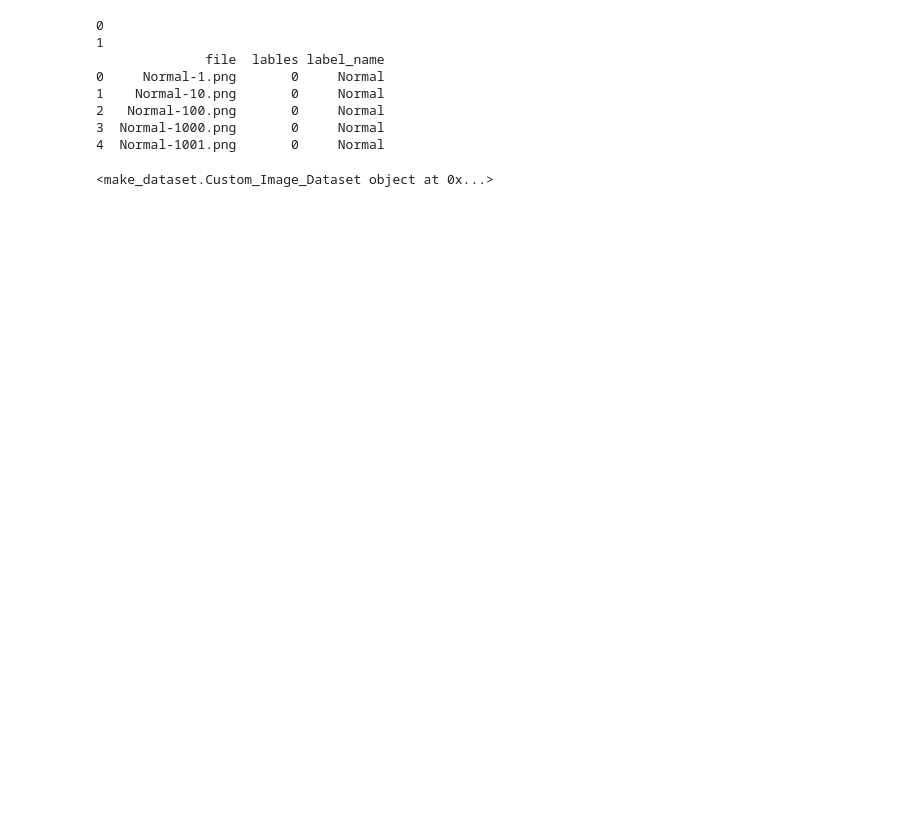
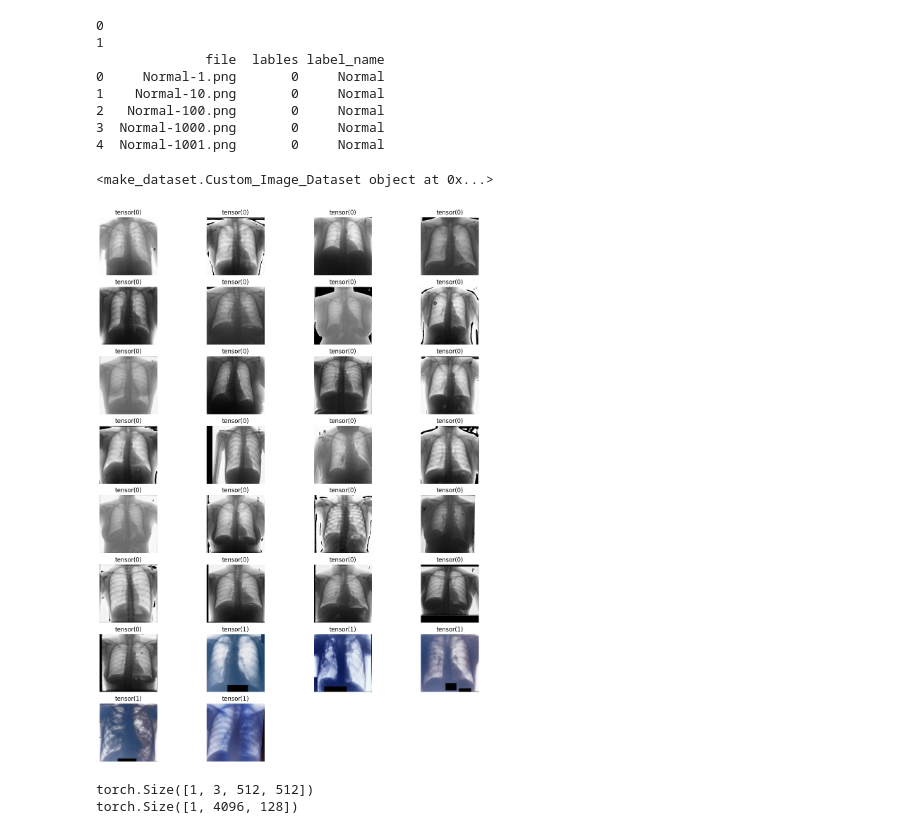
Before and after one commit to Ngwaru/CXR, a Jupyter notebook: tb_cxr_vit.ipynb, the cells around one changed output. Saved outputs shown, nothing was run; the diff lists cells and outputs as text; code cells hidden in the pictures; blank space fills up the shorter version.

```diff
--- a/tb_cxr_vit.ipynb
+++ b/tb_cxr_vit.ipynb
@@ -28,16 +28,17 @@ data_laoded = DataLoader(data)
 # %%
 
 def show_image(images, num_samples=30, cols=4):
-    plt.figure(figsize=(15,15))
+    plt.figure(figsize=(15,20))
     idx = int(len(data)/num_samples)
     print(images)
     for i, img in enumerate(images):
-        if i % idx == 6:
+        if i % idx == 0:
             plt.subplot(int(num_samples/cols) + 1, cols, int(i/idx) +1)
             plt.title(img[1])
             plt.axis("off")
             plt.imshow(to_pil_image(img[0]))
 
 show_image(data)
 # %% [output]
 <make_dataset.Custom_Image_Dataset object at 0x...>
+[figure, added]
@@ -43,0 +47,8 @@ show_image(data)
+# %%
+sample_data_point = torch.unsqueeze(data[0][0],0)
+print(sample_data_point.shape)
+embedding = PatchEmbedding()(sample_data_point)
+print(embedding.shape)
+# %% [output]
+torch.Size([1, 3, 512, 512])
+torch.Size([1, 4096, 128])
```
Also changed, not shown: parts of 1 cell of this notebook.
